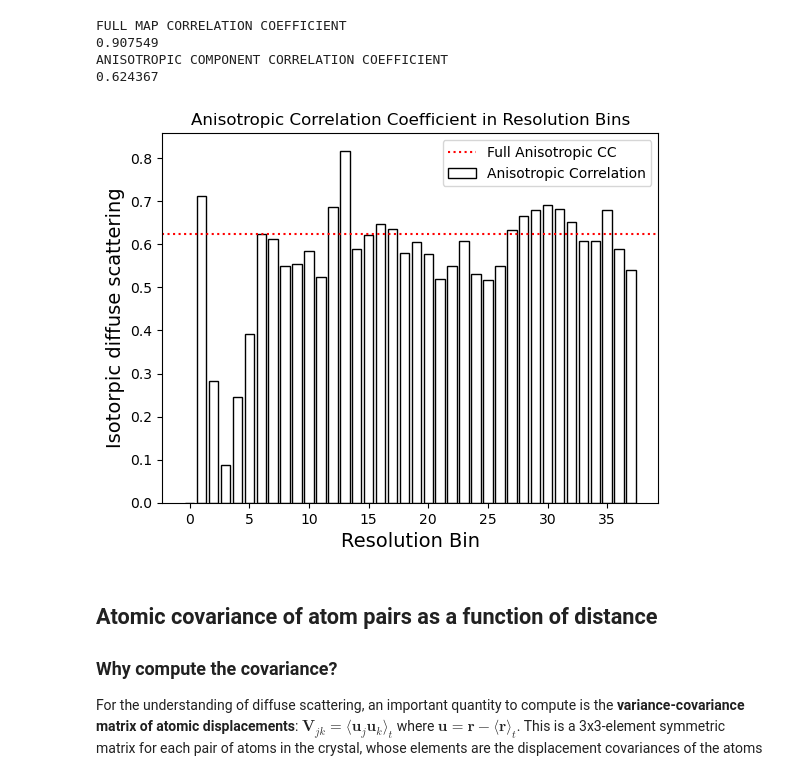
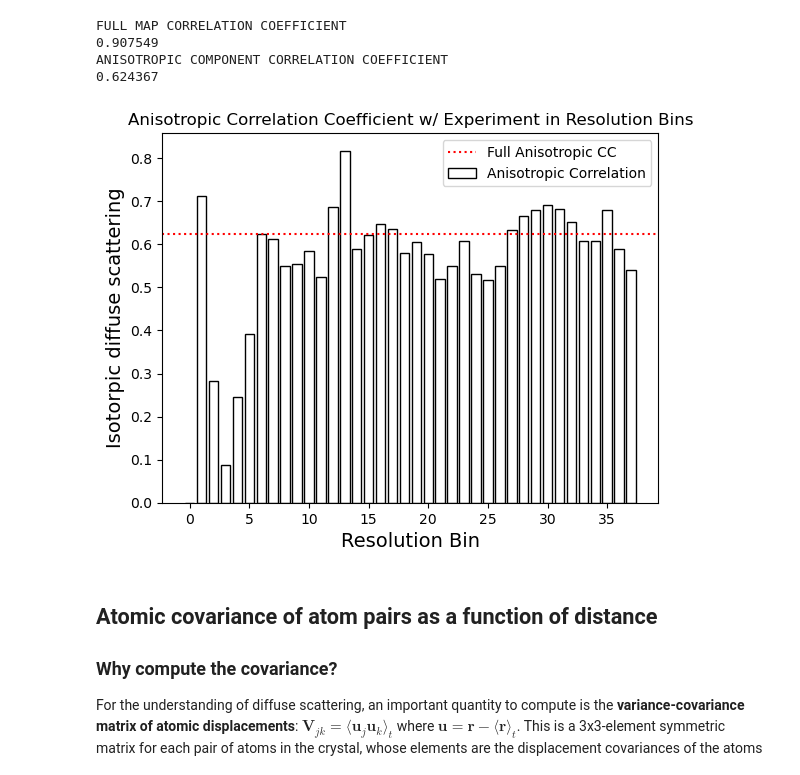
Before and after one commit to mewall/lunus, a Jupyter notebook: examples/tutorials/crystalline_MD_analysis_diffuse/Analysis_of_MD_Simulations_of_Protein_Crystals_Diffuse.ipynb, the cells around one changed output. Cells and saved outputs as stored; diff of their text form; code cells hidden in the pictures.

```diff
--- a/examples/tutorials/crystalline_MD_analysis_diffuse/Analysis_of_MD_Simulations_of_Protein_Crystals_Diffuse.ipynb
+++ b/examples/tutorials/crystalline_MD_analysis_diffuse/Analysis_of_MD_Simulations_of_Protein_Crystals_Diffuse.ipynb
@@ -351,14 +383,14 @@ ANISOTROPIC COMPONENT CORRELATION COEFFICIENT
 # %%
 q, corr = np.loadtxt("anisotropic_correlation_in_bins.dat").T
 f, ax = plt.subplots()
-ax.set_title("Anisotropic Correlation Coefficient in Resolution Bins")
+ax.set_title("Anisotropic Correlation Coefficient w/ Experiment in Resolution Bins")
 ax.bar(q,corr,align="center", color="white", edgecolor="k", label="Anisotropic Correlation")
 ax.axhline(0.624367, c="r", ls=":", label="Full Anisotropic CC")
 ax.set_xlabel("Resolution Bin", size=14)
 ax.set_ylabel("Isotorpic diffuse scattering", size=14)
 ax.legend();
 # %% [output]
-[figure, old version]
+[figure, new version]
 # %% [markdown]
 ## Atomic covariance of atom pairs as a function of distance
 
```
Also changed, not shown: parts of 22 cells of this notebook, 2 other files.
